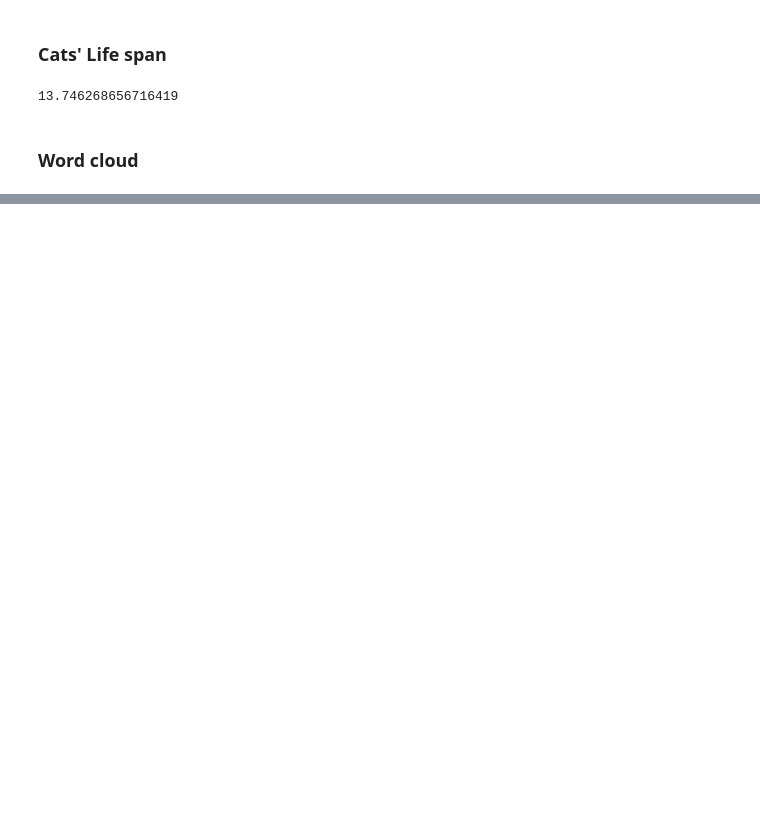
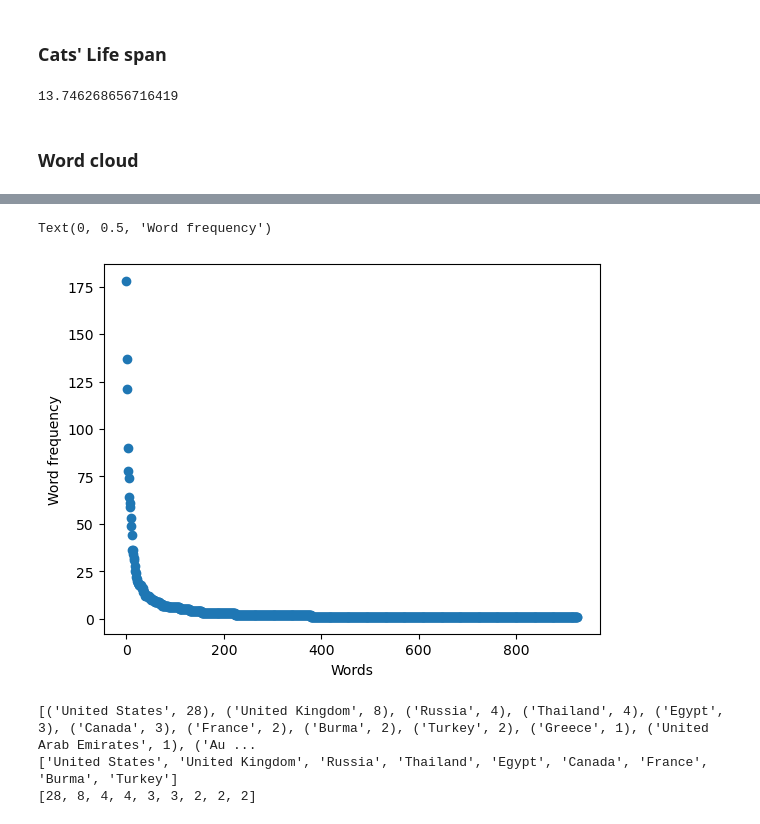
Before and after one commit to Asabeneh/data-analysis-with-python-autumn-2024, a Jupyter notebook: WEEK-7/fetch_data.ipynb, the cells around one changed output, grey strips where cells are left out. Drawn from its saved outputs; the diff is of its cells as text; code cells hidden in the pictures; blank space fills up the shorter version.

```diff
--- a/WEEK-7/fetch_data.ipynb
+++ b/WEEK-7/fetch_data.ipynb
@@ -70,0 +90,13 @@ print(STOPWORDS)
+# %%
+def create_frequency_table(txt):
+    words = txt.split()
+    frequency_table = {}
+    for word in words:
+        if word in frequency_table:
+            frequency_table[word] = frequency_table[word] + 1
+        else:
+            frequency_table[word] = 1
+    items = frequency_table.items()
+    sorted_items = sorted(items, key = lambda item:item[1], reverse = True)
+    ten_most_words = sorted_items [:10]
+    return sorted_items, ten_most_words
@@ -70,0 +129,10 @@ print(STOPWORDS)
+# %%
+freq_table, ten_most_words = create_frequency_table(cleaned_txt)
+# %%
+words = []
+frequency = []
+for key,value in freq_table:
+    words.append(key)
+    frequency.append(value)
+# print(words)
+# print(frequency)
@@ -70,0 +217,27 @@ print(STOPWORDS)
+# %%
+plt.scatter(x, y)
+plt.xlabel('Words')
+plt.ylabel('Word frequency')
+# %% [output]
+Text(0, 0.5, 'Word frequency')
+[figure, added]
+# %%
+cat_breeds = {}
+for cat in data:
+    origin = cat['origin']
+    if origin in cat_breeds:
+        cat_breeds[origin] +=  1
+    else:
+        cat_breeds[origin] = 1
+items = cat_breeds.items()
+sorted_items = sorted(items, key = lambda item: item[1], reverse = True)
+print(sorted_items)
+
+origins = [item[0] for item in sorted_items if item[1] > 1]
+breeds = [item[1] for item in sorted_items if item[1] > 1]
+print(origins)
+print(breeds)
+# %% [output]
+[('United States', 28), ('United Kingdom', 8), ('Russia', 4), ('Thailand', 4), ('Egypt', 3), ('Canada', 3), ('France', 2), ('Burma', 2), ('Turkey', 2), ('Greece', 1), ('United Arab Emirates', 1), ('Au ...
+['United States', 'United Kingdom', 'Russia', 'Thailand', 'Egypt', 'Canada', 'France', 'Burma', 'Turkey']
+[28, 8, 4, 4, 3, 3, 2, 2, 2]
```
Also changed, not shown: parts of 29 cells of this notebook, 2 other files.
